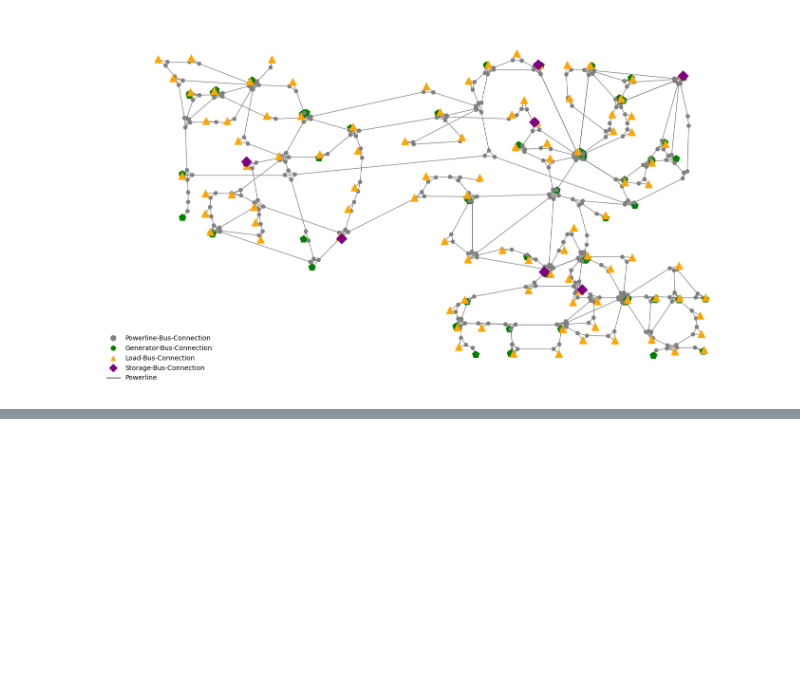
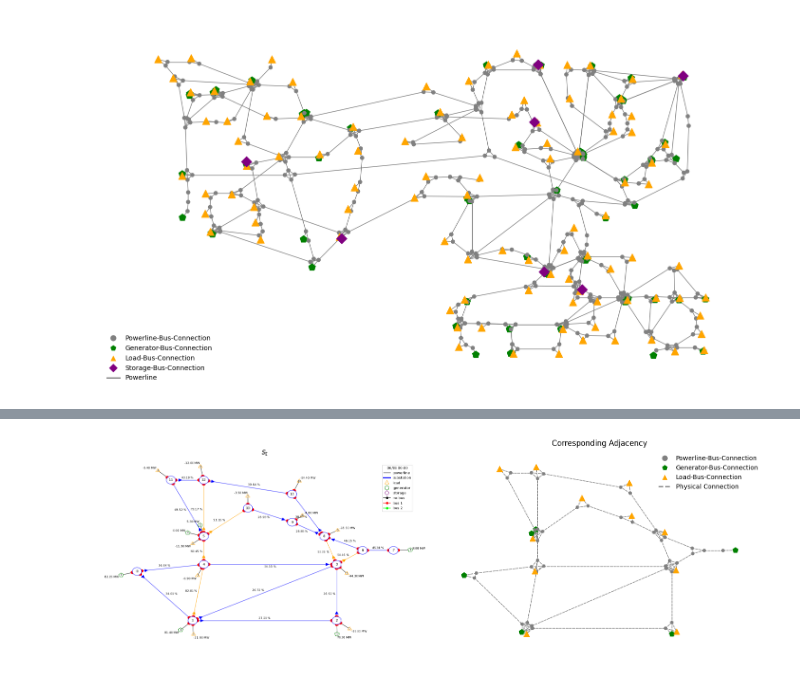
Before and after one commit to HansDampf37/NRI-for-explainable-RL-in-Power-Grids, a Jupyter notebook: src/visualization/observation_space.ipynb, the cells around one changed output, grey strips where cells are left out. Saved outputs shown, nothing was run; the diff lists cells and outputs as text; code cells hidden in the pictures; blank space fills up the shorter version.

```diff
--- a/src/visualization/observation_space.ipynb
+++ b/src/visualization/observation_space.ipynb
@@ -178,0 +222,23 @@ fig_118.show()
+# %%
+fig, axs = plt.subplots(1, 2, figsize=(15, 5))
+
+# --- Right: Your graph-based visualization of the SAME obs ---
+obs_space = BusConnectivityGraphObsSpace(env.observation_space)
+gym_obs = obs_space.to_gym(obs)
+edge_index = gym_obs[EDGE_INDEX]
+
+plotting_args = PlottingArgs(
+    num_nodes=obs_space.num_nodes,
+    powerline_edge_index=edge_index,
+    node_styles=get_node_styles(env, obs_space.__class__),
+)
+axs[0].imshow(rgb)
+axs[0].set_title(r"$s_t$")
+axs[0].axis("off")
+visualize_graph(plotting_args, ax=axs[1])
+axs[1].set_title("Corresponding Adjacency")
+
+plt.tight_layout()
+plt.show()
+# %% [output]
+[figure, added]
```
Also changed, not shown: parts of 2 cells of this notebook, 5 other files.
